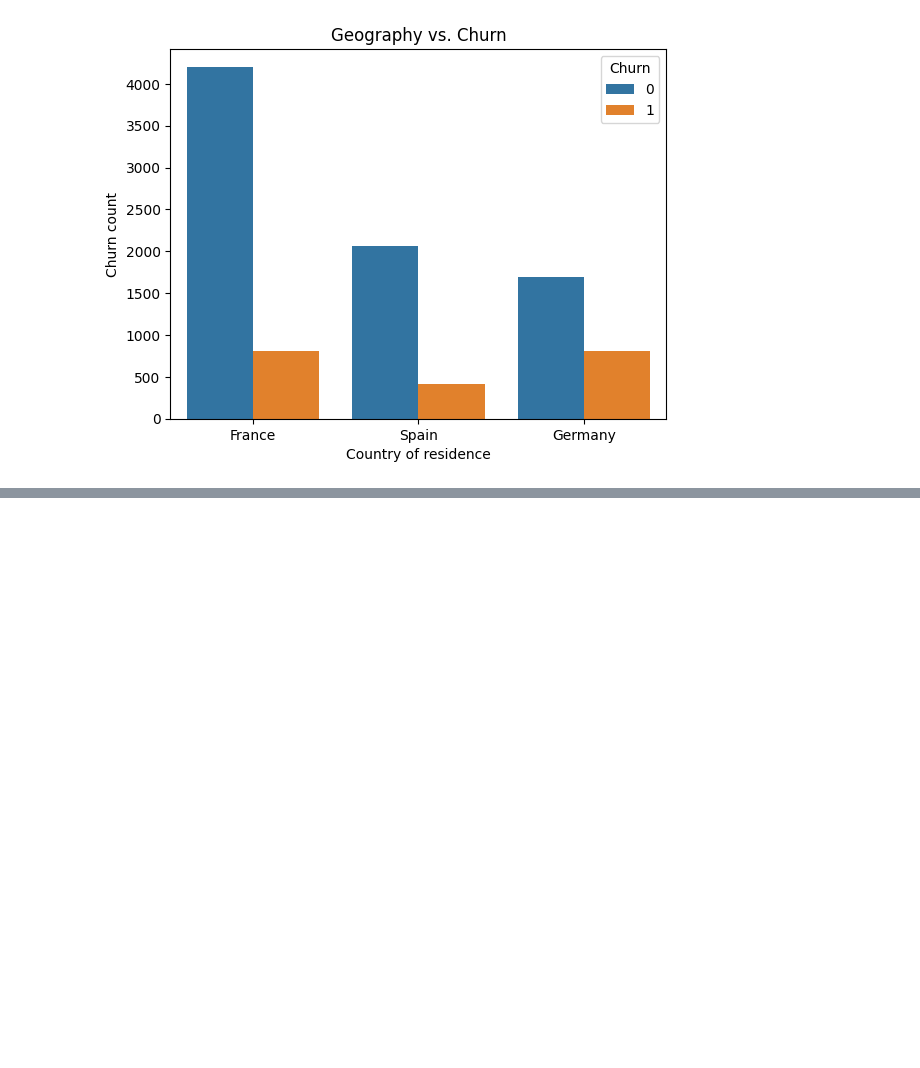
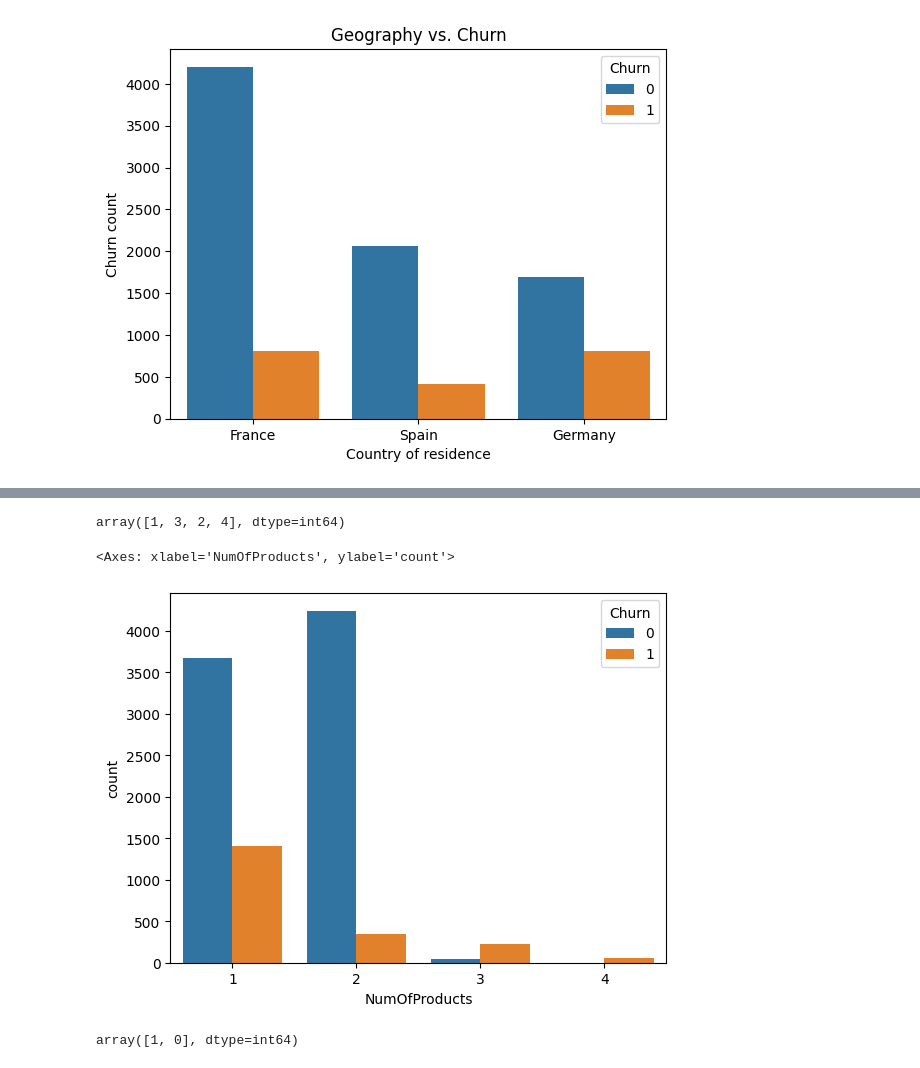
Before and after one commit to arnavakula/churn-prediction, a Jupyter notebook: churnanalysis.ipynb, the cells around one changed output, grey strips where cells are left out. Drawn from its saved outputs; the diff is of its cells as text; code cells hidden in the pictures; blank space fills up the shorter version.

```diff
--- a/churnanalysis.ipynb
+++ b/churnanalysis.ipynb
@@ -146,0 +171,9 @@ Text(0, 0.5, 'Churn count')
+# %%
+df['NumOfProducts'].unique()
+# %% [output]
+array([1, 3, 2, 4], dtype=int64)
+# %%
+sns.countplot(x = 'NumOfProducts', hue = 'Churn', data = df)
+# %% [output]
+<Axes: xlabel='NumOfProducts', ylabel='count'>
+[figure, added]
@@ -146,0 +182,4 @@ Text(0, 0.5, 'Churn count')
+# %%
+df['HasCrCard'].unique()
+# %% [output]
+array([1, 0], dtype=int64)
```
Also changed, not shown: parts of 8 cells of this notebook.
